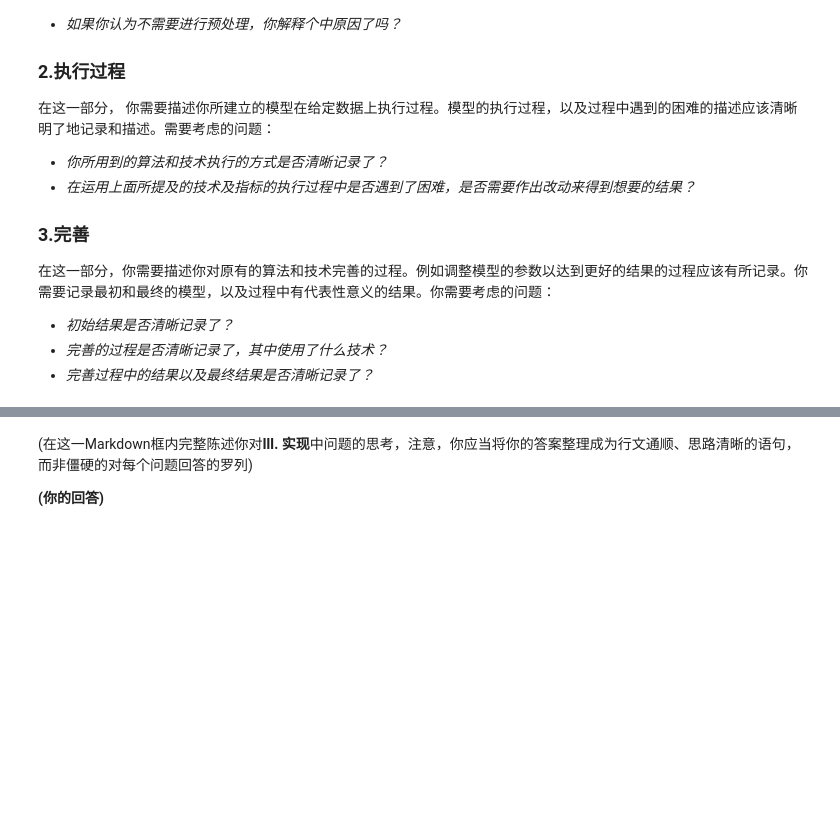
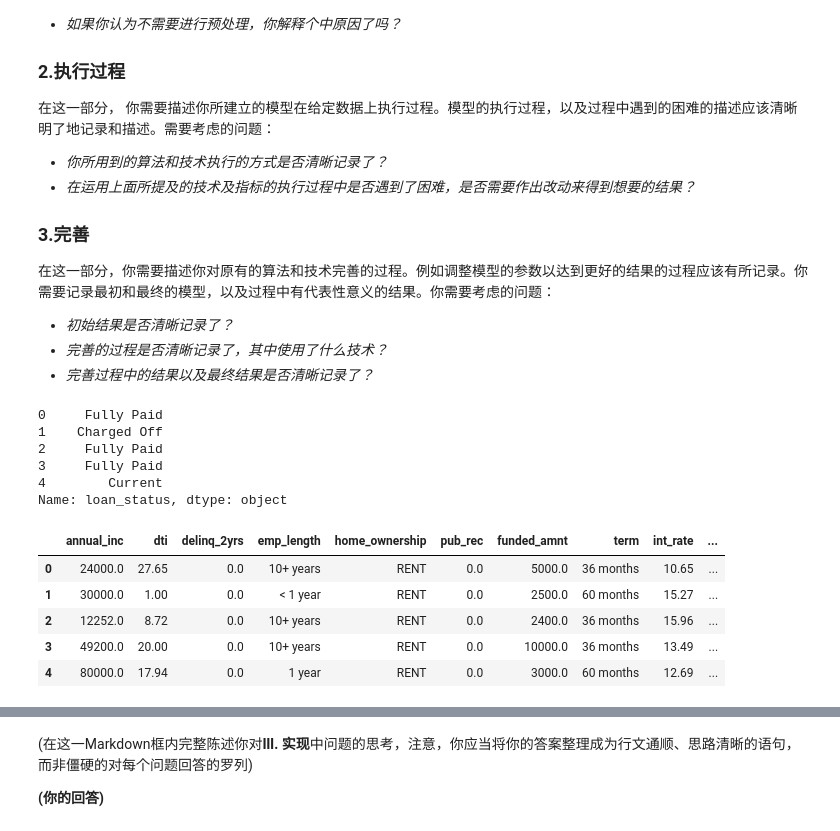
Before and after one commit to kimi987/PyAndML, a Jupyter notebook: src/毕业项目/AIPND Capstone Template.ipynb, the cells around one changed output, grey strips where cells are left out. Saved outputs shown, nothing was run; the diff lists cells and outputs as text; code cells hidden in the pictures; blank space fills up the shorter version.

```diff
--- a/src/毕业项目/AIPND Capstone Template.ipynb
+++ b/src/毕业项目/AIPND Capstone Template.ipynb
@@ -295,3 +346,30 @@ id	member_id	loan_amnt	funded_amnt	funded_amnt_inv	term	int_rate	installment	gra
 # * 模型的进一步优化
 # * 绘制可以表达你想法的图像
 # 你可以自由的使用任意数量和任意格式的代码框，但请在最终提交的报告中注意报告的整洁与通顺
+# %%
+# 先分隔出 结果集和参数集
+# 参数集X
+X = df[['application_type', 'annual_inc', 'annual_inc_joint', 'dti', 'dti_joint','delinq_2yrs','emp_length','home_ownership','pub_rec','funded_amnt','term','int_rate','grade']]
+# 结果集y
+y = df['loan_status']
+y.head()
+# %% [output]
+0     Fully Paid
+1    Charged Off
+2     Fully Paid
+3     Fully Paid
+4        Current
+Name: loan_status, dtype: object
+# %%
+# 合并 独立借贷人 和 联合借贷人的数据
+X[X.application_type == 'JOINT'][['annual_inc', 'dti']] = X[X.application_type == 'JOINT'][['annual_inc_joint', 'dti_joint']]
+# 删除联合借贷人的数据
+X.drop(['application_type','annual_inc_joint', 'dti_joint'], axis=1, inplace=True)
+X.head()
+# %% [output]
+|  | annual_inc | dti | delinq_2yrs | emp_length | home_ownership | pub_rec | funded_amnt | term | int_rate | ... |
+| 0 | 24000.0 | 27.65 | 0.0 | 10+ years | RENT | 0.0 | 5000.0 | 36 months | 10.65 | ... |
+| 1 | 30000.0 | 1.00 | 0.0 | < 1 year | RENT | 0.0 | 2500.0 | 60 months | 15.27 | ... |
+| 2 | 12252.0 | 8.72 | 0.0 | 10+ years | RENT | 0.0 | 2400.0 | 36 months | 15.96 | ... |
+| 3 | 49200.0 | 20.00 | 0.0 | 10+ years | RENT | 0.0 | 10000.0 | 36 months | 13.49 | ... |
+| 4 | 80000.0 | 17.94 | 0.0 | 1 year | RENT | 0.0 | 3000.0 | 60 months | 12.69 | ... |
```
Also changed, not shown: parts of 4 cells of this notebook.
